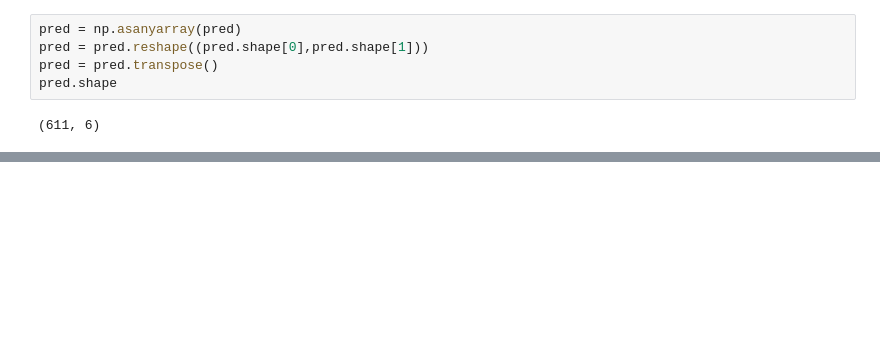
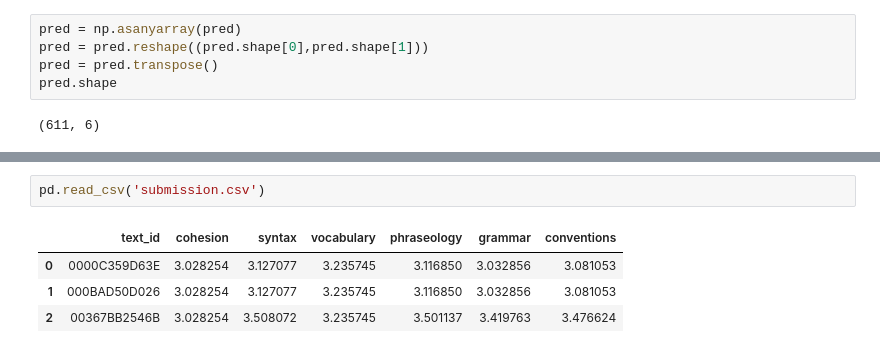
Before and after one commit to AImeetsAG/English-Language-Learning-Feedback-Machine-Learning-Competition, a Jupyter notebook: Vocabulary_Arpan.ipynb, the cells around one changed output, grey strips where cells are left out. Cells and saved outputs as stored; diff of their text form; blank space fills up the shorter version.

```diff
--- a/Vocabulary_Arpan.ipynb
+++ b/Vocabulary_Arpan.ipynb
@@ -568,0 +451,7 @@ data_train.head(1100).corr()
+# %%
+pd.read_csv('submission.csv')
+# %% [output]
+|  | text_id | cohesion | syntax | vocabulary | phraseology | grammar | conventions |
+| 0 | 0000C359D63E | 3.028254 | 3.127077 | 3.235745 | 3.116850 | 3.032856 | 3.081053 |
+| 1 | 000BAD50D026 | 3.028254 | 3.127077 | 3.235745 | 3.116850 | 3.032856 | 3.081053 |
+| 2 | 00367BB2546B | 3.028254 | 3.508072 | 3.235745 | 3.501137 | 3.419763 | 3.476624 |
```
Also changed, not shown: parts of 56 cells of this notebook, 2 other files.
